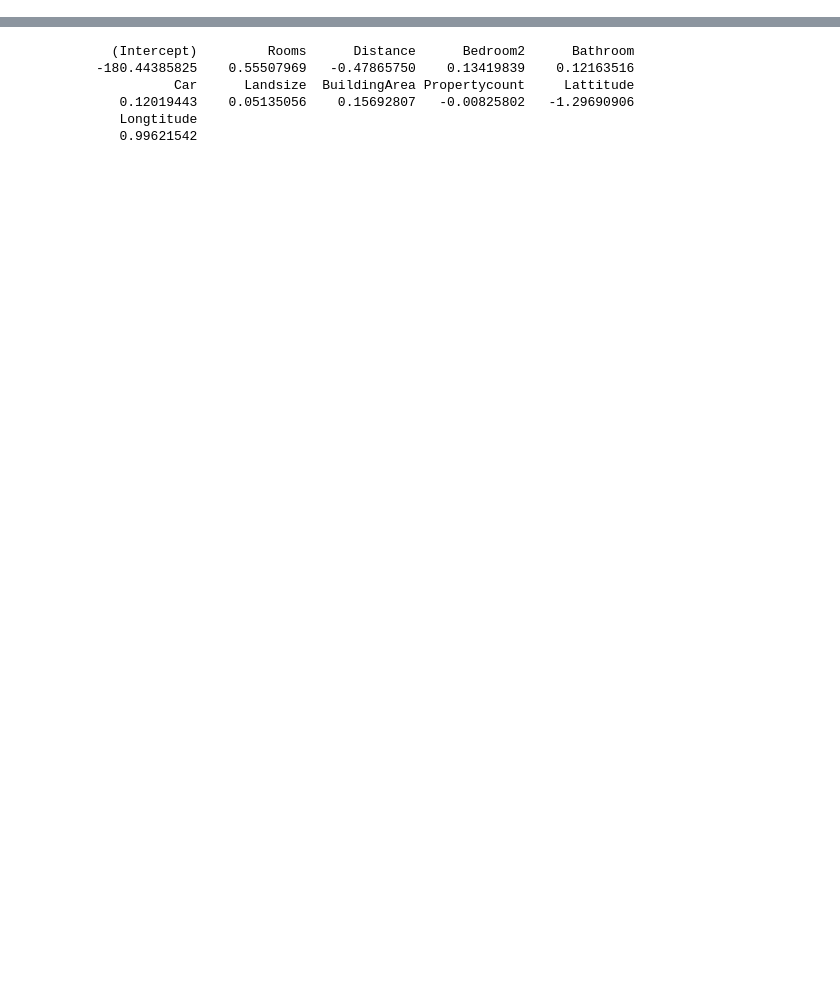
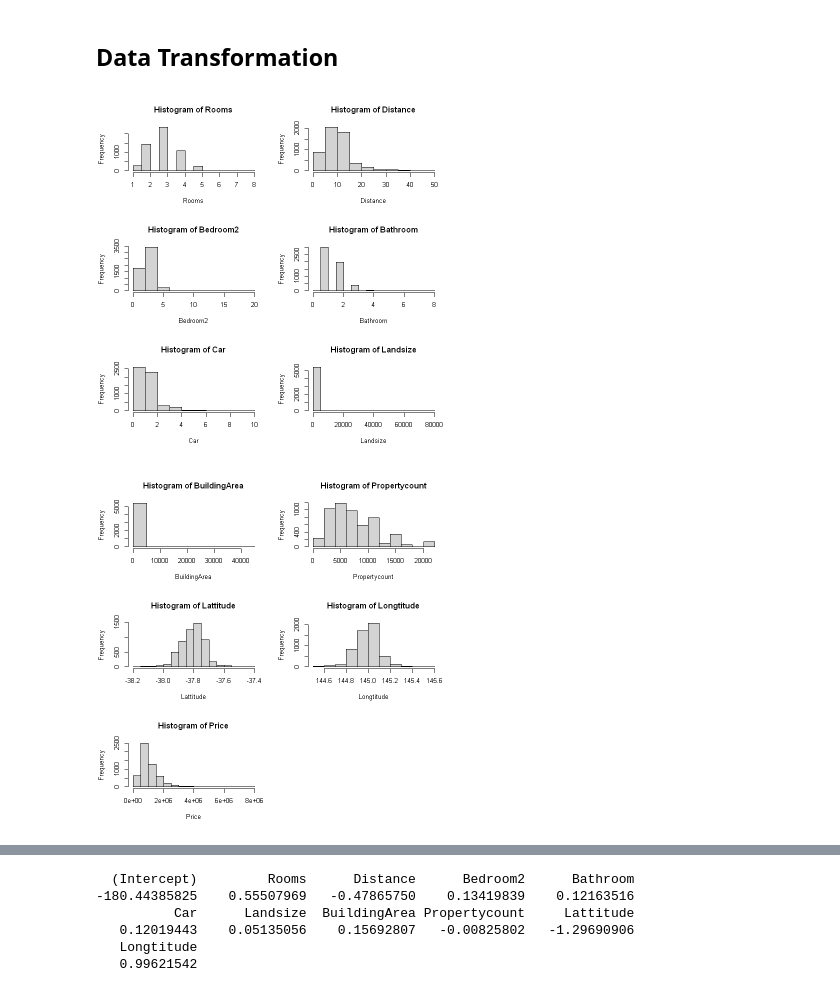
Before and after one commit to santhosh1299/Final-Project, a Jupyter notebook: project.ipynb, the cells around one changed output, grey strips where cells are left out. Drawn from its saved outputs; the diff is of its cells as text; code cells hidden in the pictures; blank space fills up the shorter version.

```diff
--- a/project.ipynb
+++ b/project.ipynb
@@ -61,0 +74,20 @@ A data.frame: 6 × 24
+# %% [markdown]
+## Data Transformation
+# %%
+#slicing the data
+data <- data[0:5432,]
+
+#reorder the columns
+data <-data   %>%
+  select(Rooms, Distance, Bedroom2, Bathroom,Car,Landsize,BuildingArea,Propertycount,Lattitude,Longtitude,Price)
+
+
+par(mfrow=c(3, 2))
+
+# Loop through each column and plot its histogram
+for (col in names(data)) {
+  hist(data[[col]], main=paste("Histogram of", col), xlab=col)
+}
+# %% [output]
+[figure, added]
+[figure, added]
```
Also changed, not shown: parts of 29 cells of this notebook.
